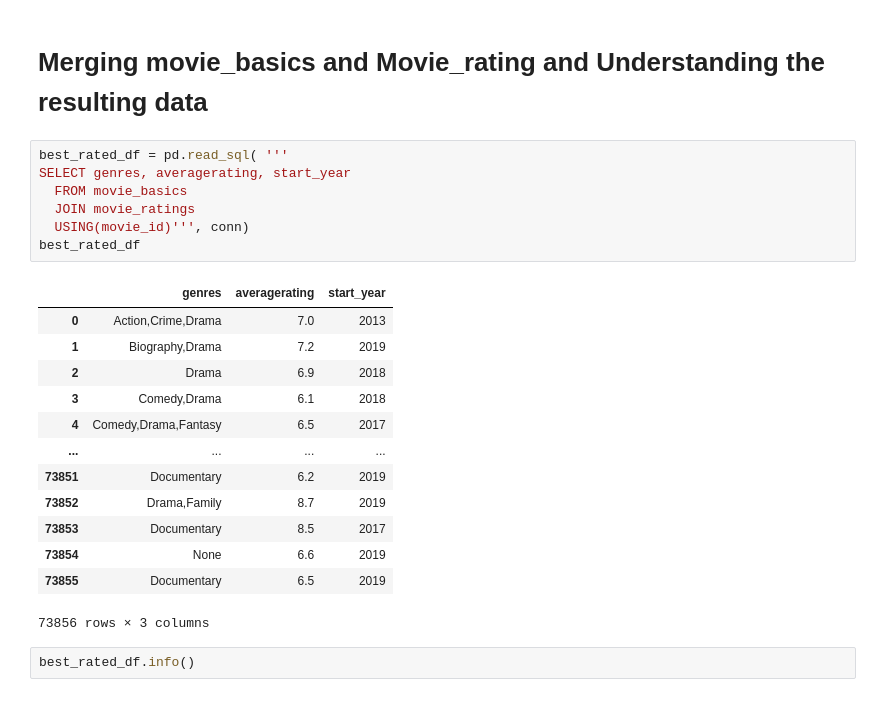
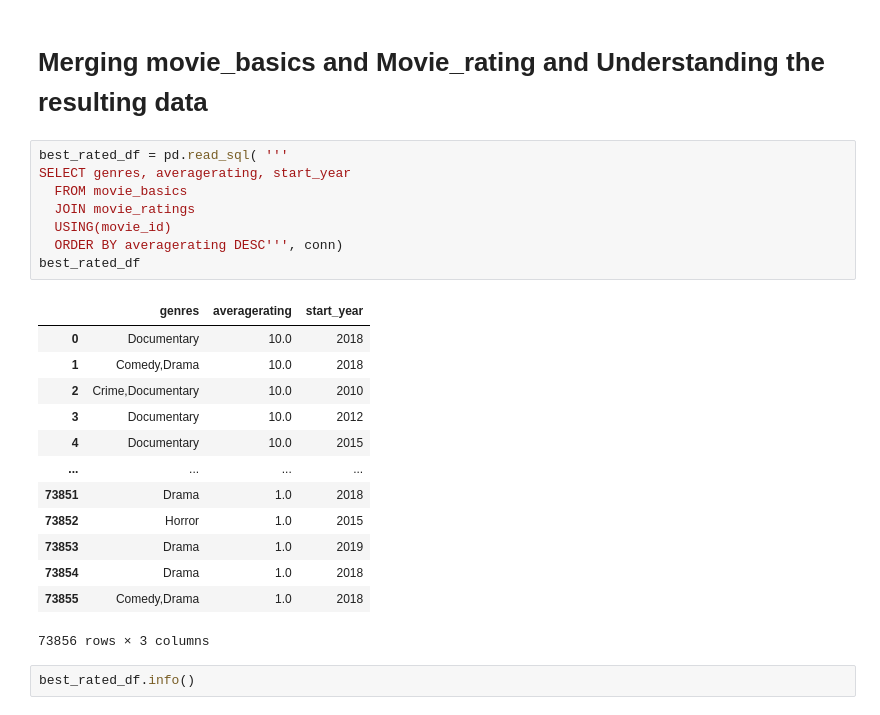
Before and after one commit to WendyMwiti/microsoft_movie_analysis, a Jupyter notebook: zippedData/Moviesmicrosoft.ipynb, the cells around one changed output. Saved outputs shown, nothing was run; the diff lists cells and outputs as text.

```diff
--- a/zippedData/Moviesmicrosoft.ipynb
+++ b/zippedData/Moviesmicrosoft.ipynb
@@ -212,23 +216,24 @@ movie_basics_df
 # %%
 best_rated_df = pd.read_sql( '''
 SELECT genres, averagerating, start_year
   FROM movie_basics
   JOIN movie_ratings
-  USING(movie_id)''', conn)
+  USING(movie_id)
+  ORDER BY averagerating DESC''', conn)
 best_rated_df
 # %% [output]
 |  | genres | averagerating | start_year |
-| 0 | Action,Crime,Drama | 7.0 | 2013 |
-| 1 | Biography,Drama | 7.2 | 2019 |
-| 2 | Drama | 6.9 | 2018 |
-| 3 | Comedy,Drama | 6.1 | 2018 |
-| 4 | Comedy,Drama,Fantasy | 6.5 | 2017 |
+| 0 | Documentary | 10.0 | 2018 |
+| 1 | Comedy,Drama | 10.0 | 2018 |
+| 2 | Crime,Documentary | 10.0 | 2010 |
+| 3 | Documentary | 10.0 | 2012 |
+| 4 | Documentary | 10.0 | 2015 |
 | ... | ... | ... | ... |
-| 73851 | Documentary | 6.2 | 2019 |
-| 73852 | Drama,Family | 8.7 | 2019 |
-| 73853 | Documentary | 8.5 | 2017 |
-| 73854 | None | 6.6 | 2019 |
-| 73855 | Documentary | 6.5 | 2019 |
+| 73851 | Drama | 1.0 | 2018 |
+| 73852 | Horror | 1.0 | 2015 |
+| 73853 | Drama | 1.0 | 2019 |
+| 73854 | Drama | 1.0 | 2018 |
+| 73855 | Comedy,Drama | 1.0 | 2018 |
 73856 rows × 3 columns
 # %%
 best_rated_df.info()
```
Also changed, not shown: parts of 55 cells of this notebook.
